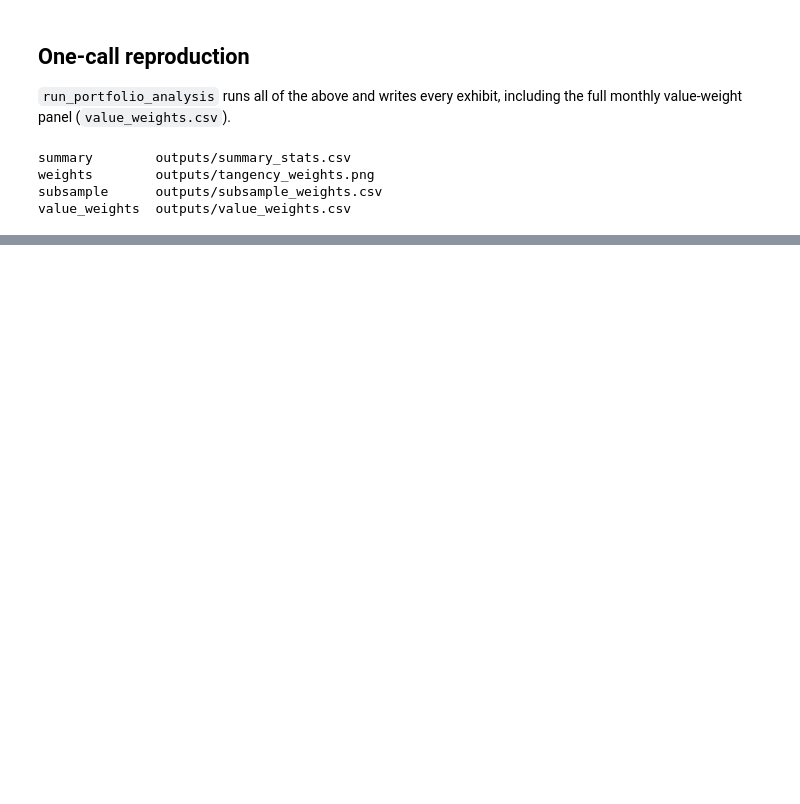
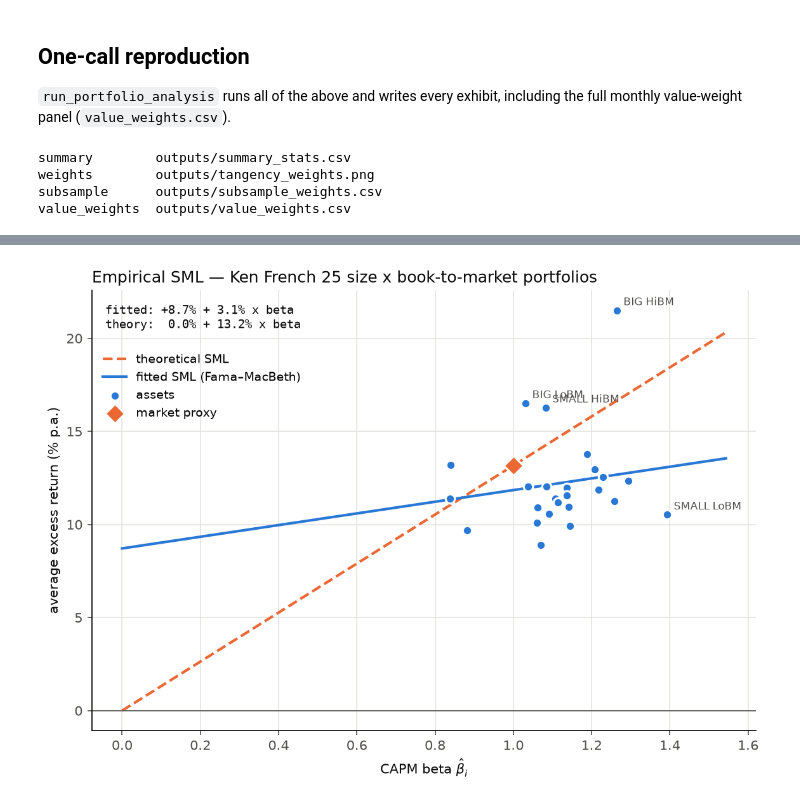
Before and after one commit to Prolead1/goldman, a Jupyter notebook: notebooks/portfolio_analysis.ipynb, the cells around one changed output, grey strips where cells are left out. Drawn from its saved outputs; the diff is of its cells as text; code cells hidden in the pictures; blank space fills up the shorter version.

```diff
--- a/notebooks/portfolio_analysis.ipynb
+++ b/notebooks/portfolio_analysis.ipynb
@@ -210,0 +491,23 @@ value_weights  outputs/value_weights.csv
+# %%
+TECH = ["NVDA", "AAPL", "MSFT", "GOOGL", "META", "AMZN", "XLK"]
+half = len(excess) // 2
+ff25, fac25 = align_excess_returns(load_test_portfolios("ff25"), factors)
+mom10, fac10 = align_excess_returns(load_test_portfolios("mom10"), factors)
+
+robust = sml_comparison(
+    {
+        "30 assets": (excess, market),
+        "ex NVDA": (excess.drop(columns="NVDA"), market),
+        "ex mega-cap tech": (excess.drop(columns=TECH), market),
+        f"first half ({excess.index[0]}..{excess.index[half - 1]})": (
+            excess.iloc[:half], market.iloc[:half]
+        ),
+        f"second half ({excess.index[half]}..{excess.index[-1]})": (
+            excess.iloc[half:], market.iloc[half:]
+        ),
+        "FF 25 size x B/M portfolios": (ff25, fac25["Mkt-RF"]),
+        "FF 10 momentum portfolios": (mom10, fac10["Mkt-RF"]),
+    }
+)
+robust.to_csv(OUTPUT_DIR / "sml_robustness.csv")
+robust.round(3)
@@ -210,0 +524,9 @@ value_weights  outputs/value_weights.csv
+# %%
+capm_ff25 = run_capm_analysis(
+    ff25, fac25["Mkt-RF"], output_dir=OUTPUT_DIR, prefix="ff25_",
+    title="Empirical SML — Ken French 25 size x book-to-market portfolios",
+    labels=["SMALL LoBM", "SMALL HiBM", "BIG LoBM", "BIG HiBM"],  # the four corners
+)
+display(Image(filename=capm_ff25.output_paths["sml"]))
+# %% [output]
+[figure, added]
```
Also changed, not shown: parts of 68 cells of this notebook, 43 other files.
